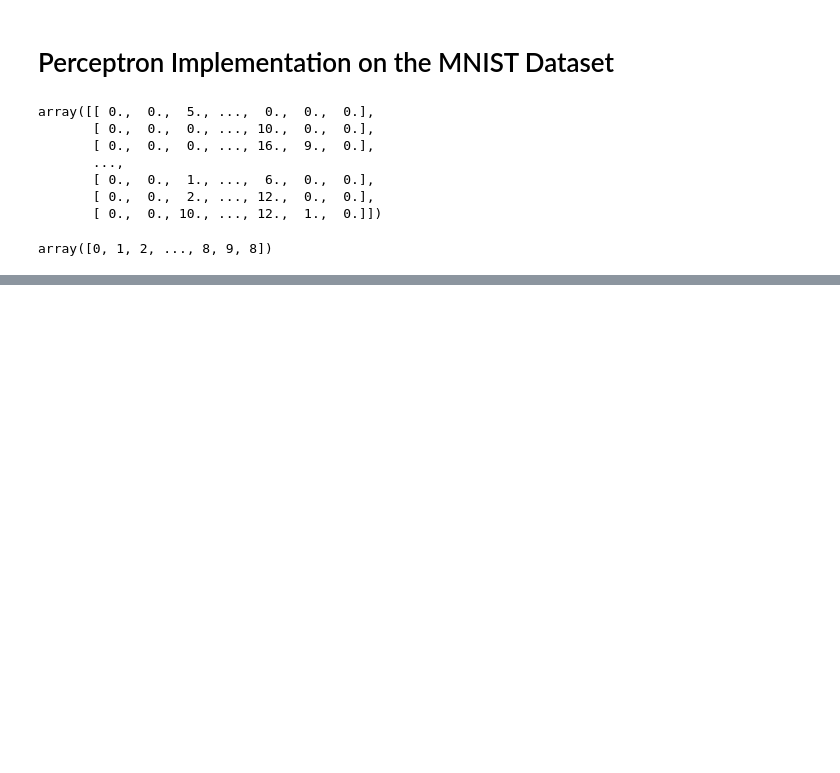
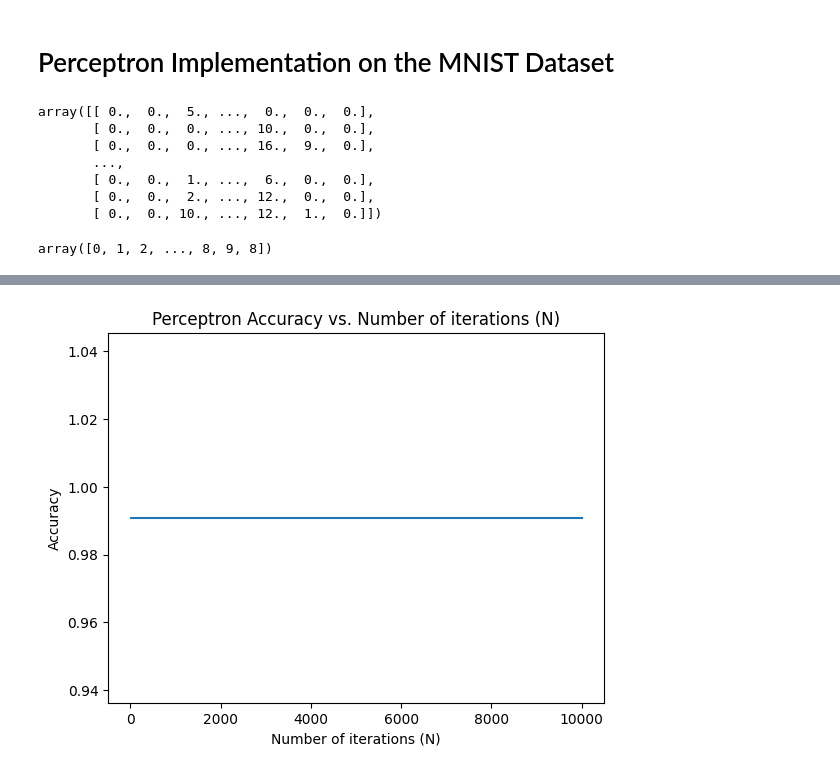
Before and after one commit to yninom/STATISTICALLEARNING, a Jupyter notebook: perceptron1.ipynb, the cells around one changed output, grey strips where cells are left out. Cells and saved outputs as stored; diff of their text form; code cells hidden in the pictures; blank space fills up the shorter version.

```diff
--- a/perceptron1.ipynb
+++ b/perceptron1.ipynb
@@ -85,0 +106,20 @@ Perceptron classification accuracy 1.0
+# %%
+import matplotlib.pyplot as plt
+
+N_values = [10, 100, 1000, 10000]
+accuracies = []
+
+for N in N_values:
+    p = Perceptron(alpha=0.001, N=N)
+    p.fit(X_train, y_train)
+    predictions = p.predict(X_test)
+    acc = accuracy(y_test, predictions)
+    accuracies.append(acc)
+
+plt.plot(N_values, accuracies)
+plt.title('Perceptron Accuracy vs. Number of iterations (N)')
+plt.xlabel('Number of iterations (N)')
+plt.ylabel('Accuracy')
+plt.show()
+# %% [output]
+[figure, added]
```
Also changed, not shown: parts of 5 cells of this notebook, 1 other file.
